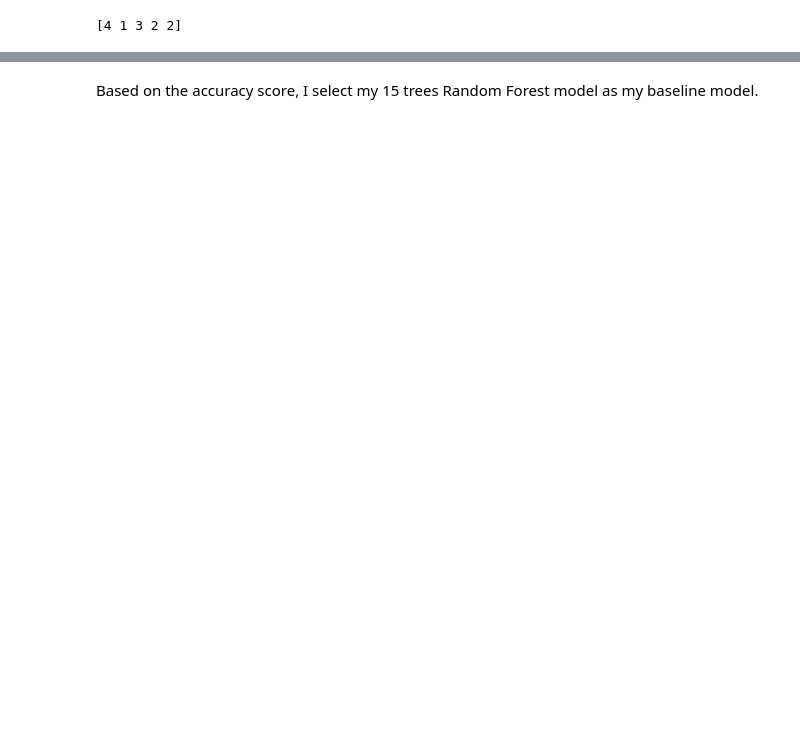
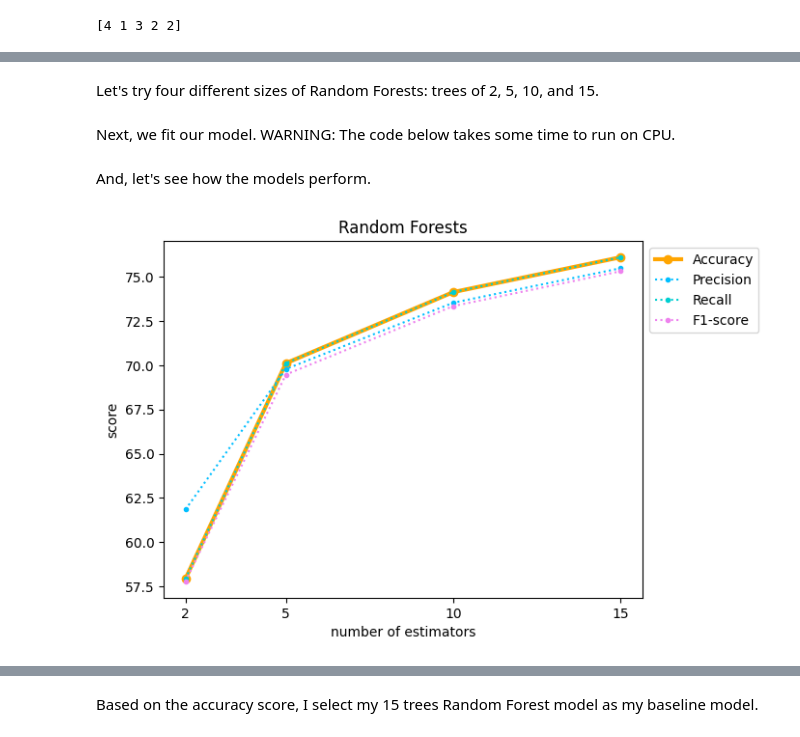
Before and after one commit to ZYWZong/ML_Practice_Projects, a Jupyter notebook: SkimLit_project_practice/SkimLit_data_preprocessing_and_baseline_model_00.ipynb, the cells around one changed output, grey strips where cells are left out. Saved outputs shown, nothing was run; the diff lists cells and outputs as text; code cells hidden in the pictures; blank space fills up the shorter version.

```diff
--- a/SkimLit_project_practice/SkimLit_data_preprocessing_and_baseline_model_00.ipynb
+++ b/SkimLit_project_practice/SkimLit_data_preprocessing_and_baseline_model_00.ipynb
@@ -220,0 +284,2 @@ Random_Forest_evaluations_df.head()
+# %% [markdown]
+Let's try four different sizes of Random Forests: trees of 2, 5, 10, and 15.
@@ -220,0 +290,2 @@ Random_Forest_evaluations_df.head()
+# %% [markdown]
+Next, we fit our model. WARNING: The code below takes some time to run on CPU.
@@ -220,0 +294,8 @@ Random_Forest_evaluations_df.head()
+# %% [markdown]
+And, let's see how the models perform.
+# %%
+preds_dev = RandomForestPredict(models, dev_sentences)
+evaluations = RandomForestEvaluate(n_estimators, models, dev_labels_encoded, preds_dev)
+plot_evaluations_RFmodels(evaluations, n_estimators)
+# %% [output]
+[figure, added]
```
Also changed, not shown: parts of 27 cells of this notebook.
